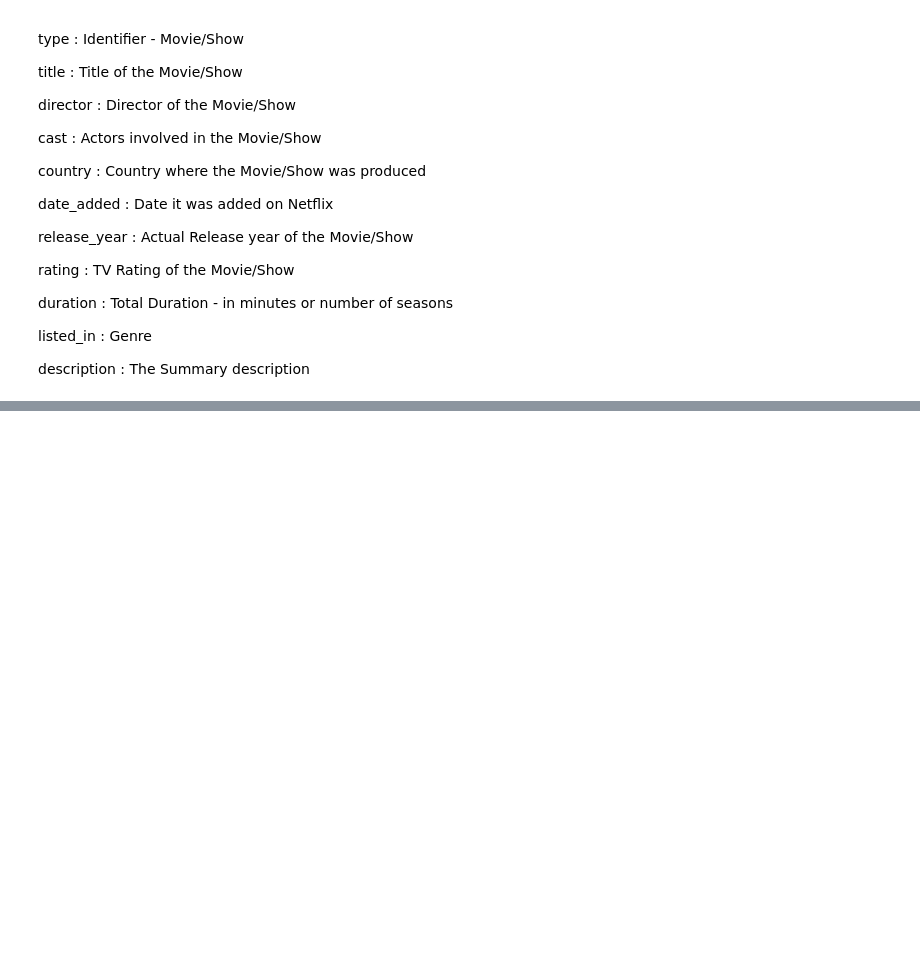
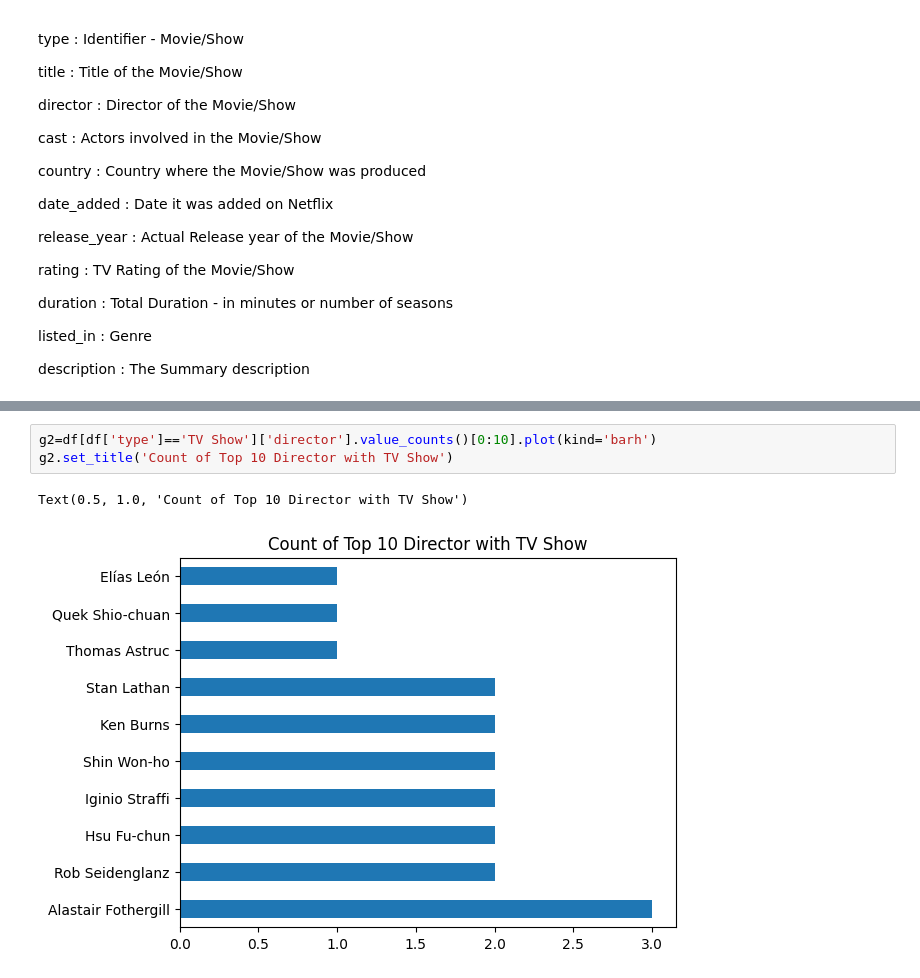
Before and after one commit to Sahilldiwan/Netflix-Movies-and-TV-Shows, a Jupyter notebook: Netflix_Movies_and_TV_Shows.ipynb, the cells around one changed output, grey strips where cells are left out. Drawn from its saved outputs; the diff is of its cells as text; blank space fills up the shorter version.

```diff
--- a/Netflix_Movies_and_TV_Shows.ipynb
+++ b/Netflix_Movies_and_TV_Shows.ipynb
@@ -175,0 +217,6 @@ description : The Summary description
+# %%
+g2=df[df['type']=='TV Show']['director'].value_counts()[0:10].plot(kind='barh')
+g2.set_title('Count of Top 10 Director with TV Show')
+# %% [output]
+Text(0.5, 1.0, 'Count of Top 10 Director with TV Show')
+[figure, added]
```
Also changed, not shown: parts of 23 cells of this notebook.
